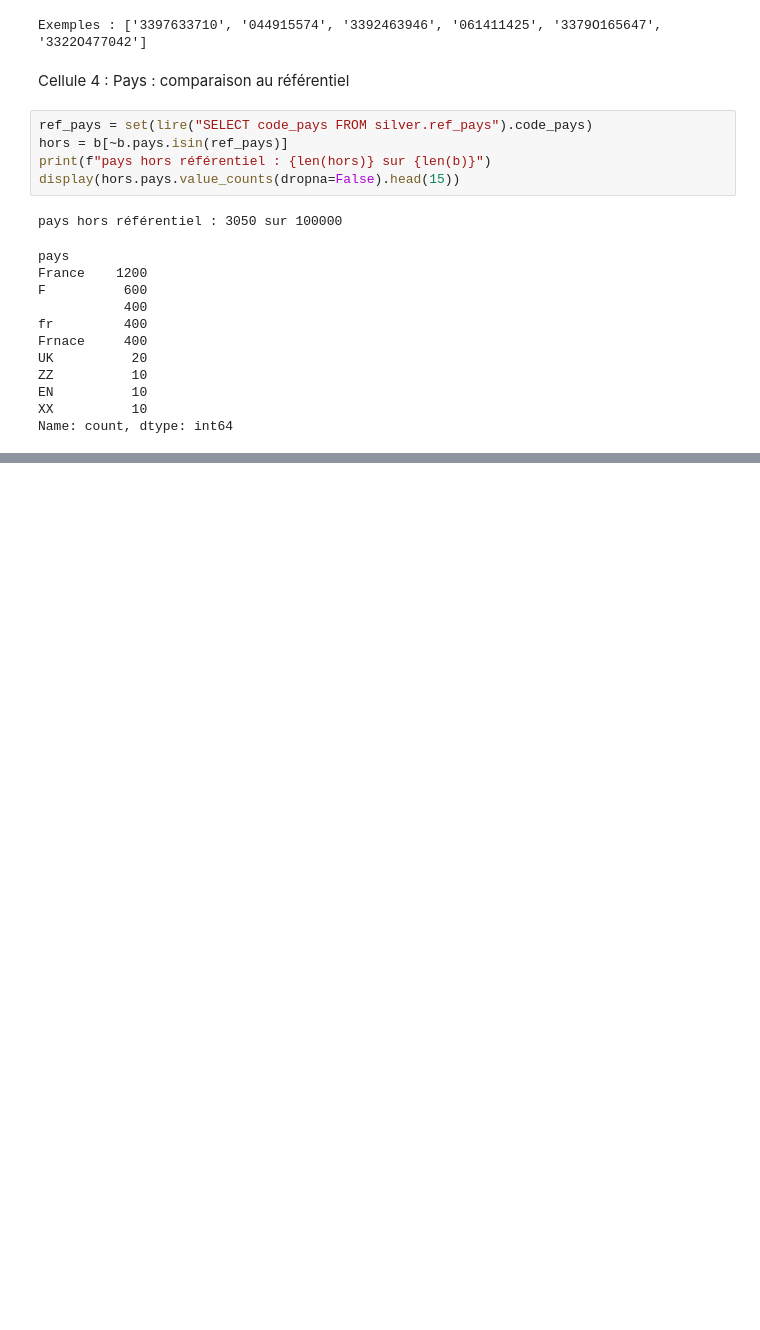
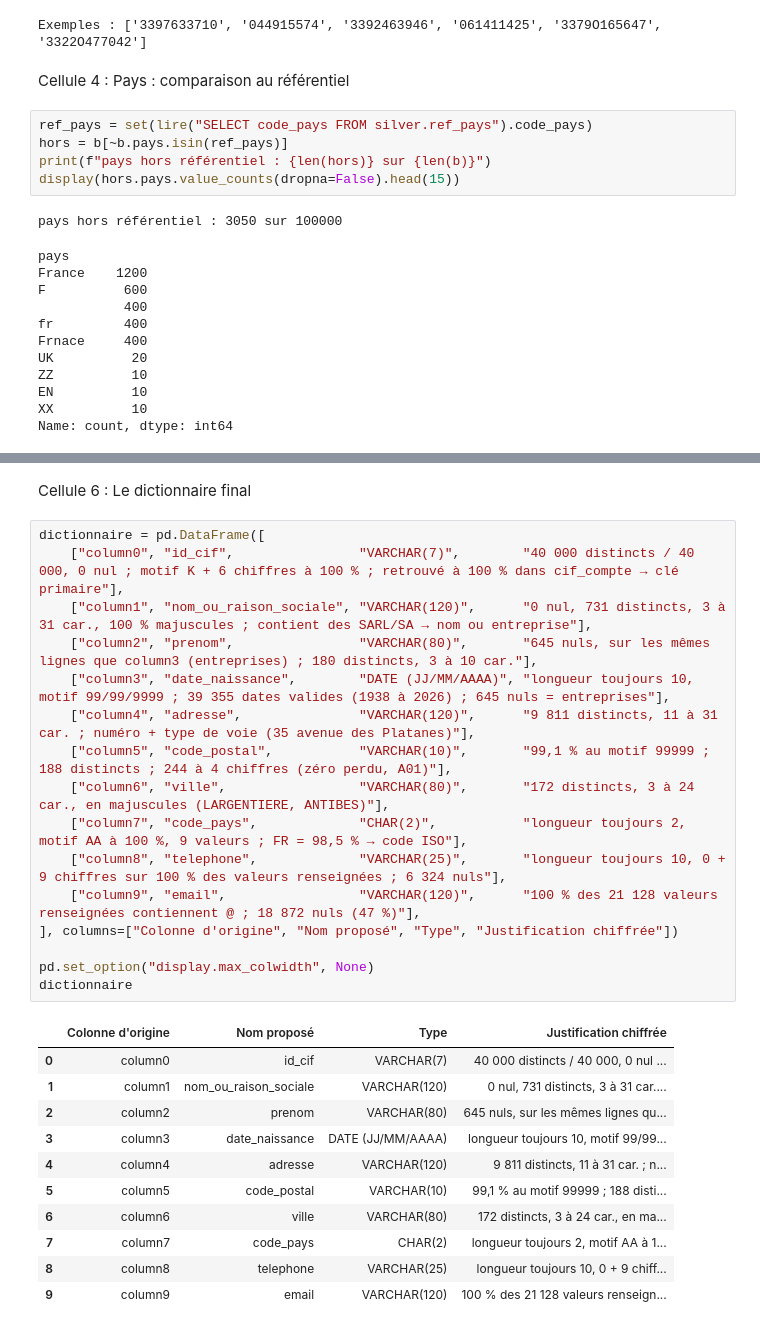
Before and after one commit to Samii05/td-qualite-g01, a Jupyter notebook: notebooks/S1_01.ipynb, the cells around one changed output, grey strips where cells are left out. Saved outputs shown, nothing was run; the diff lists cells and outputs as text; blank space fills up the shorter version.

```diff
--- a/notebooks/S1_01.ipynb
+++ b/notebooks/S1_01.ipynb
@@ -831,0 +936,30 @@ Name: count, dtype: int64
+# %% [markdown]
+Cellule 6 : Le dictionnaire final
+# %%
+dictionnaire = pd.DataFrame([
+    ["column0", "id_cif",                "VARCHAR(7)",        "40 000 distincts / 40 000, 0 nul ; motif K + 6 chiffres à 100 % ; retrouvé à 100 % dans cif_compte → clé primaire"],
+    ["column1", "nom_ou_raison_sociale", "VARCHAR(120)",      "0 nul, 731 distincts, 3 à 31 car., 100 % majuscules ; contient des SARL/SA → nom ou entreprise"],
+    ["column2", "prenom",                "VARCHAR(80)",       "645 nuls, sur les mêmes lignes que column3 (entreprises) ; 180 distincts, 3 à 10 car."],
+    ["column3", "date_naissance",        "DATE (JJ/MM/AAAA)", "longueur toujours 10, motif 99/99/9999 ; 39 355 dates valides (1938 à 2026) ; 645 nuls = entreprises"],
+    ["column4", "adresse",               "VARCHAR(120)",      "9 811 distincts, 11 à 31 car. ; numéro + type de voie (35 avenue des Platanes)"],
+    ["column5", "code_postal",           "VARCHAR(10)",       "99,1 % au motif 99999 ; 188 distincts ; 244 à 4 chiffres (zéro perdu, A01)"],
+    ["column6", "ville",                 "VARCHAR(80)",       "172 distincts, 3 à 24 car., en majuscules (LARGENTIERE, ANTIBES)"],
+    ["column7", "code_pays",             "CHAR(2)",           "longueur toujours 2, motif AA à 100 %, 9 valeurs ; FR = 98,5 % → code ISO"],
+    ["column8", "telephone",             "VARCHAR(25)",       "longueur toujours 10, 0 + 9 chiffres sur 100 % des valeurs renseignées ; 6 324 nuls"],
+    ["column9", "email",                 "VARCHAR(120)",      "100 % des 21 128 valeurs renseignées contiennent @ ; 18 872 nuls (47 %)"],
+], columns=["Colonne d'origine", "Nom proposé", "Type", "Justification chiffrée"])
+
+pd.set_option("display.max_colwidth", None)
+dictionnaire
+# %% [output]
+|  | Colonne d'origine | Nom proposé | Type | Justification chiffrée |
+| 0 | column0 | id_cif | VARCHAR(7) | 40 000 distincts / 40 000, 0 nul ... |
+| 1 | column1 | nom_ou_raison_sociale | VARCHAR(120) | 0 nul, 731 distincts, 3 à 31 car.... |
+| 2 | column2 | prenom | VARCHAR(80) | 645 nuls, sur les mêmes lignes qu... |
+| 3 | column3 | date_naissance | DATE (JJ/MM/AAAA) | longueur toujours 10, motif 99/99... |
+| 4 | column4 | adresse | VARCHAR(120) | 9 811 distincts, 11 à 31 car. ; n... |
+| 5 | column5 | code_postal | VARCHAR(10) | 99,1 % au motif 99999 ; 188 disti... |
+| 6 | column6 | ville | VARCHAR(80) | 172 distincts, 3 à 24 car., en ma... |
+| 7 | column7 | code_pays | CHAR(2) | longueur toujours 2, motif AA à 1... |
+| 8 | column8 | telephone | VARCHAR(25) | longueur toujours 10, 0 + 9 chiff... |
+| 9 | column9 | email | VARCHAR(120) | 100 % des 21 128 valeurs renseign... |
```
Also changed, not shown: parts of 10 cells of this notebook, 1 other file.
